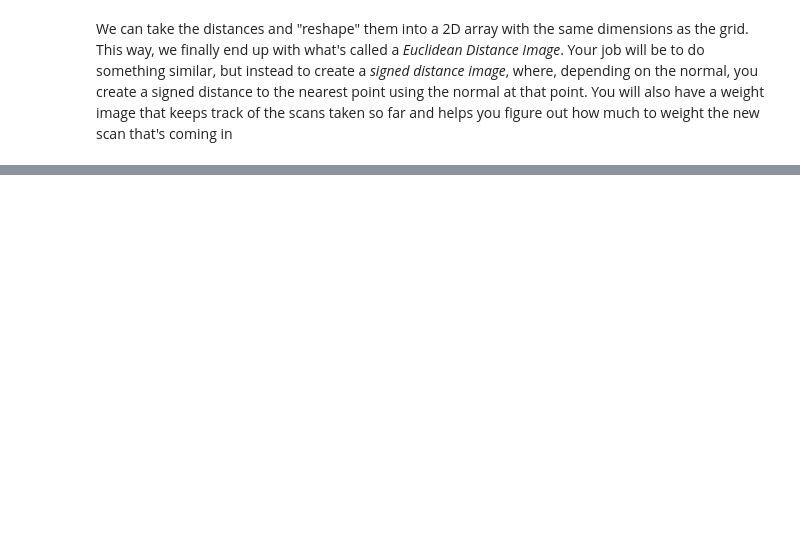
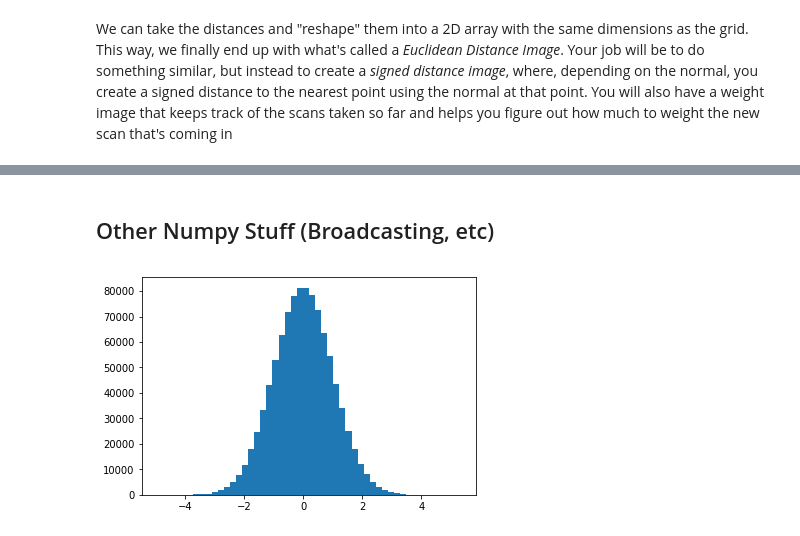
Before and after one commit to ctralie/NonrigidFusion, a Jupyter notebook: NumpyExamples.ipynb, the cells around one changed output, grey strips where cells are left out. Cells and saved outputs as stored; diff of their text form; code cells hidden in the pictures; blank space fills up the shorter version.

```diff
--- a/NumpyExamples.ipynb
+++ b/NumpyExamples.ipynb
@@ -130,0 +136,8 @@ plt.colorbar()
+# %% [markdown]
+## Other Numpy Stuff (Broadcasting, etc)
+# %%
+plt.hist(np.random.randn(1000000), bins=50)
+plt.title("Random Normal Distribution")
+plt.show()
+# %% [output]
+[figure, added]
```
Also changed, not shown: parts of 16 cells of this notebook, 1 other file.
